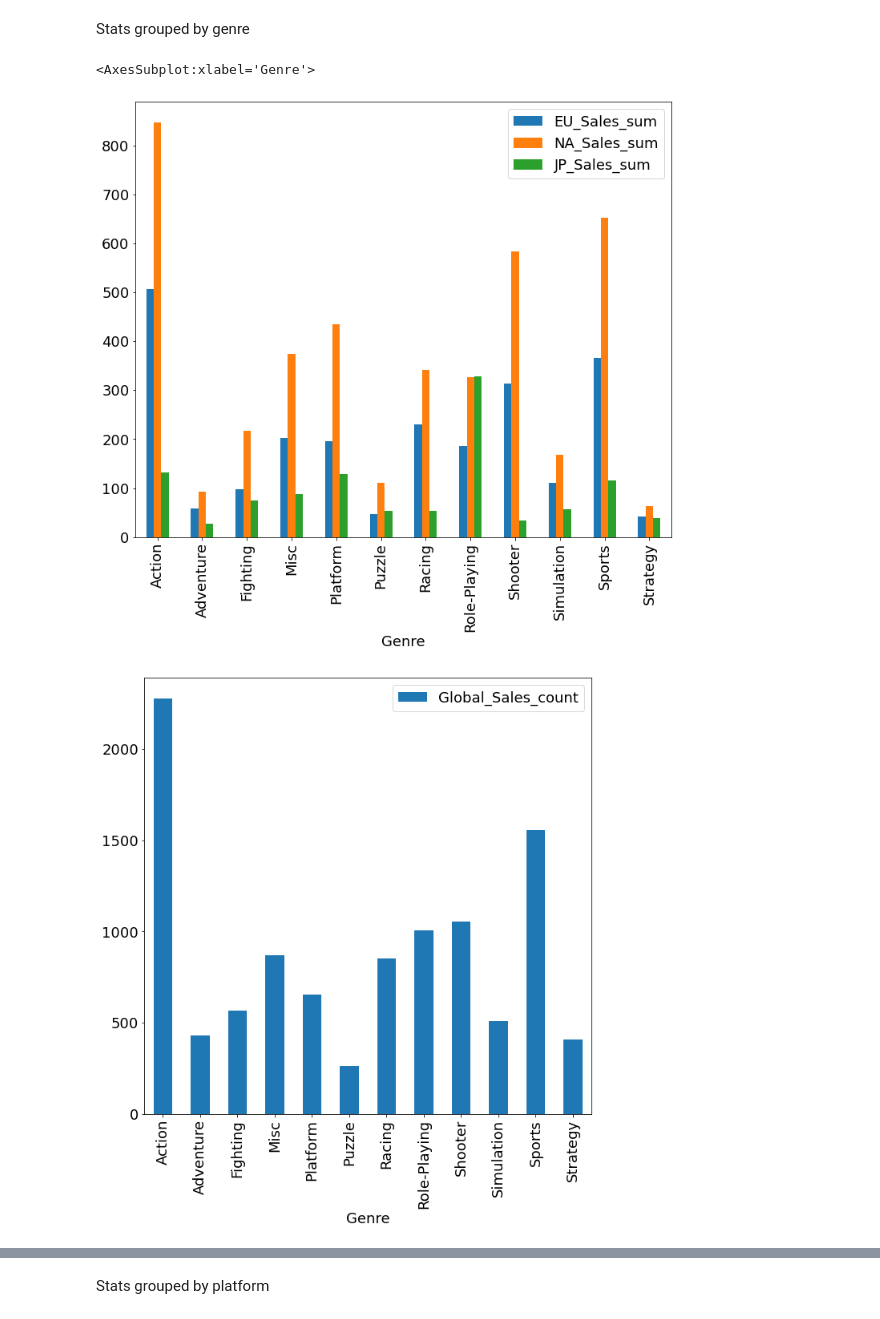
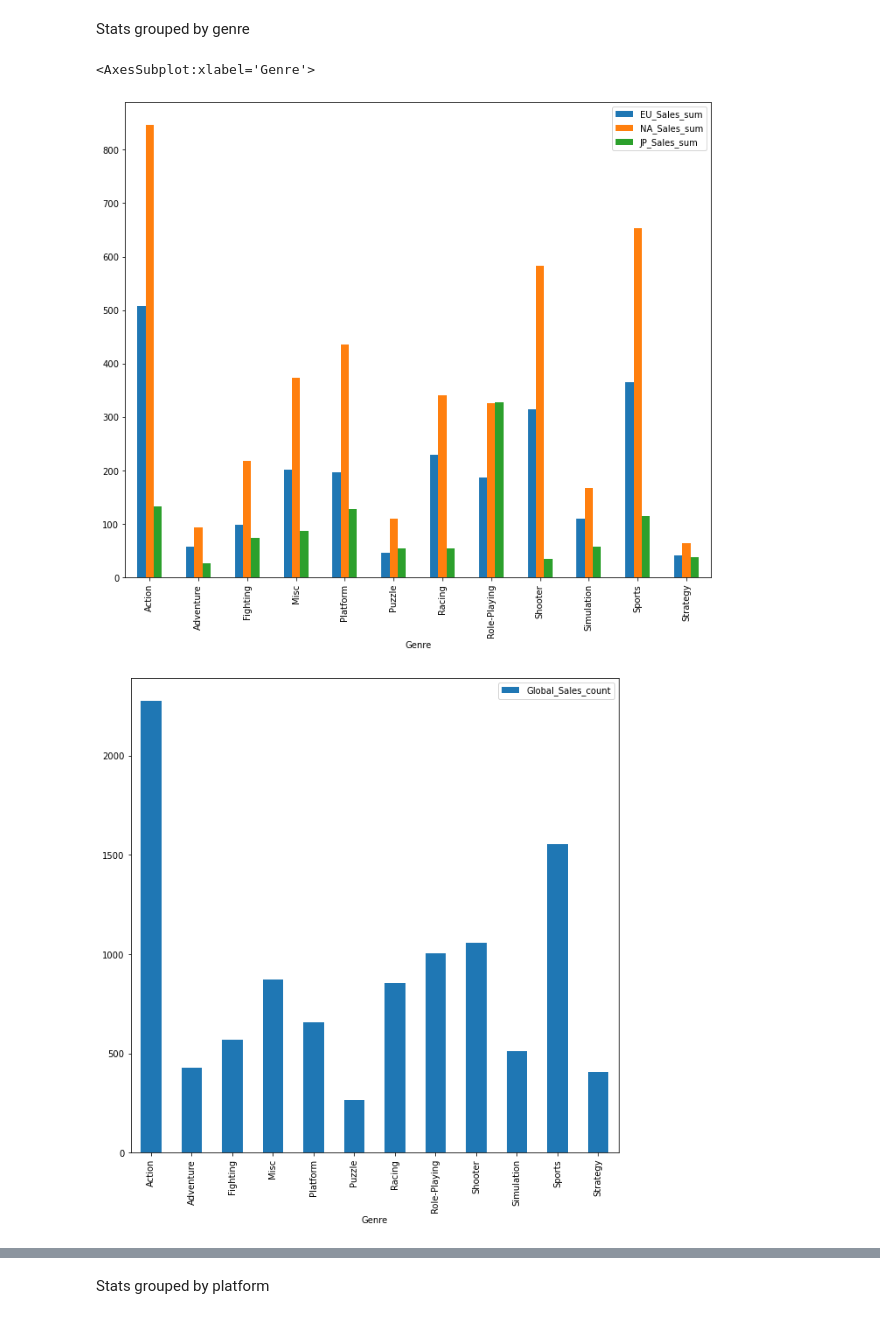
Before and after one commit to Loniowsky/Data-Mining-Project, a Jupyter notebook: notebooks/preliminary_data_analysis.ipynb, the cells around one changed output, grey strips where cells are left out. Saved outputs shown, nothing was run; the diff lists cells and outputs as text; code cells hidden in the pictures.

```diff
--- a/notebooks/preliminary_data_analysis.ipynb
+++ b/notebooks/preliminary_data_analysis.ipynb
@@ -97,17 +64,16 @@ number_of_entries_by_years.plot.bar(y=["EU_Sales_max", "NA_Sales_max", "JP_Sales
 # %% [markdown]
 Stats grouped by genre
 # %%
-plt.rcParams.update({'font.size': 18})
 stats_by_genre = data\
     .filter(["Year_of_Release", "Global_Sales", "EU_Sales", "NA_Sales", "JP_Sales", "Genre"])\
     .groupby("Genre").agg(["mean", "count", "sum"])
 stats_by_genre.columns = ['_'.join(col).strip()
                           for col in stats_by_genre.columns.values]
 
 stats_by_genre.plot.bar(y=["EU_Sales_sum", "NA_Sales_sum", "JP_Sales_sum"], figsize=(12,10))
 stats_by_genre.plot.bar(y="Global_Sales_count", figsize=(10,10))
 stats_by_genre.plot.bar(y=["EU_Sales_mean", "NA_Sales_mean", "JP_Sales_mean"], figsize=(12,10))
 # %% [output]
 <AxesSubplot:xlabel='Genre'>
-[figure, old version]
+[figure, new version]
-[figure, old version]
+[figure, new version]
```
Also changed, not shown: parts of 9 cells of this notebook, 17 other files.
